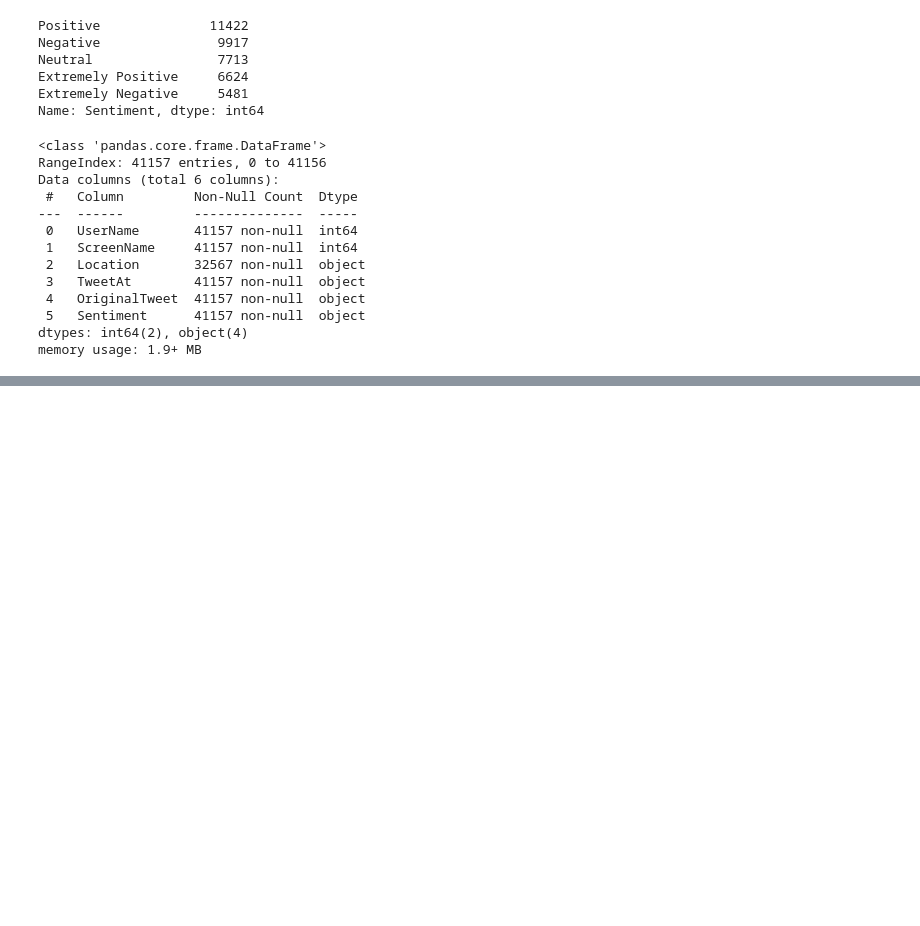
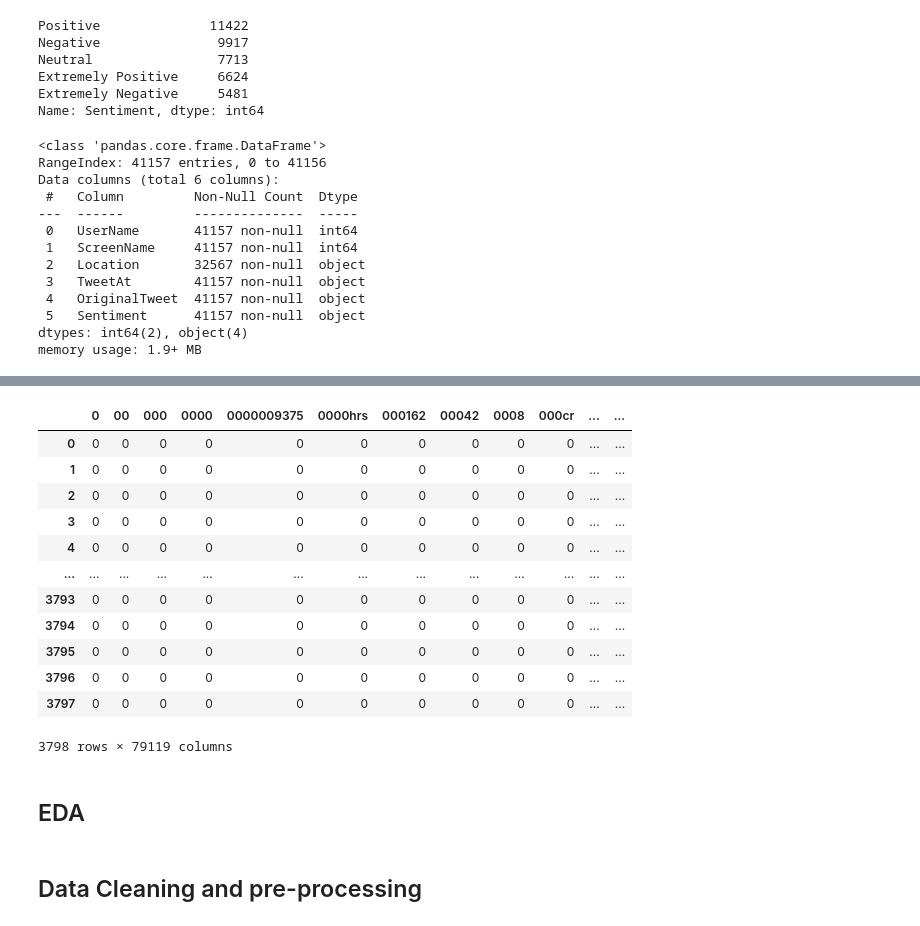
Before and after one commit to GemmaBoyle/coronavirus_tweets_NLP, a Jupyter notebook: COVID_Tweets.ipynb, the cells around one changed output, grey strips where cells are left out. Cells and saved outputs as stored; diff of their text form; code cells hidden in the pictures; blank space fills up the shorter version.

```diff
--- a/COVID_Tweets.ipynb
+++ b/COVID_Tweets.ipynb
@@ -96,0 +136,19 @@ Need to sort the locations. Set of shorthand US states to make a US pile?
+# %%
+cv_test = pd.DataFrame(cvec.transform(x_test).toarray(),
+                  columns=cvec.get_feature_names_out())
+
+cv_test
+# %% [output]
+|  | 0 | 00 | 000 | 0000 | 0000009375 | 0000hrs | 000162 | 00042 | 0008 | 000cr | ... | ... |
+| 0 | 0 | 0 | 0 | 0 | 0 | 0 | 0 | 0 | 0 | 0 | ... | ... |
+| 1 | 0 | 0 | 0 | 0 | 0 | 0 | 0 | 0 | 0 | 0 | ... | ... |
+| 2 | 0 | 0 | 0 | 0 | 0 | 0 | 0 | 0 | 0 | 0 | ... | ... |
+| 3 | 0 | 0 | 0 | 0 | 0 | 0 | 0 | 0 | 0 | 0 | ... | ... |
+| 4 | 0 | 0 | 0 | 0 | 0 | 0 | 0 | 0 | 0 | 0 | ... | ... |
+| ... | ... | ... | ... | ... | ... | ... | ... | ... | ... | ... | ... | ... |
+| 3793 | 0 | 0 | 0 | 0 | 0 | 0 | 0 | 0 | 0 | 0 | ... | ... |
+| 3794 | 0 | 0 | 0 | 0 | 0 | 0 | 0 | 0 | 0 | 0 | ... | ... |
+| 3795 | 0 | 0 | 0 | 0 | 0 | 0 | 0 | 0 | 0 | 0 | ... | ... |
+| 3796 | 0 | 0 | 0 | 0 | 0 | 0 | 0 | 0 | 0 | 0 | ... | ... |
+| 3797 | 0 | 0 | 0 | 0 | 0 | 0 | 0 | 0 | 0 | 0 | ... | ... |
+3798 rows × 79119 columns
@@ -97,3 +168,7 @@ Need to sort the locations. Set of shorthand US states to make a US pile?
+# %% [markdown]
+## EDA
+# %% [markdown]
+## Data Cleaning and pre-processing
 # %%
 us_places = [ 'AK', 'AL', 'AR', 'AZ', 'CA', 'CO', 'CT', 'DC', 'DE', 'FL', 'GA',
            'HI', 'IA', 'ID', 'IL', 'IN', 'KS', 'KY', 'LA', 'MA', 'MD', 'ME',
```
Also changed, not shown: parts of 28 cells of this notebook.
